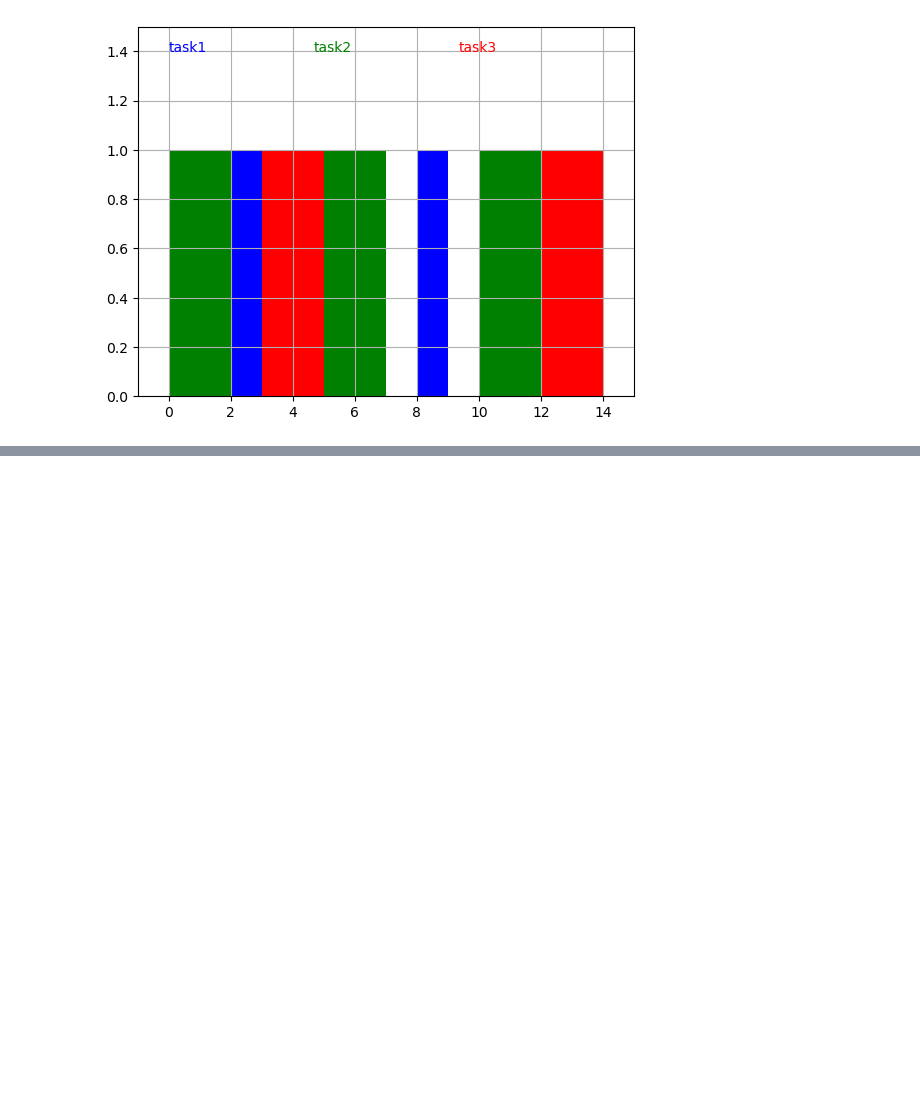
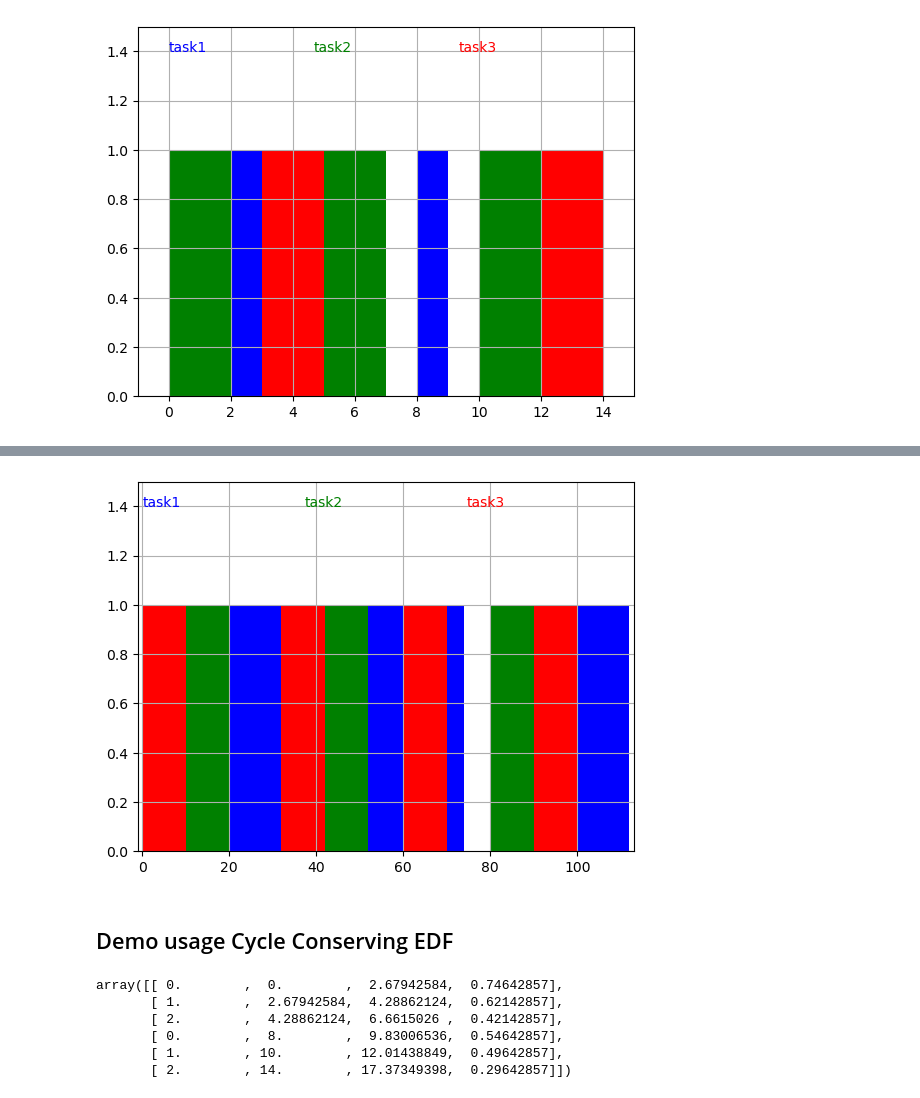
Before and after one commit to AbdulRahmanSilmy/CPUShedulingSim, a Jupyter notebook: compute_demo.ipynb, the cells around one changed output, grey strips where cells are left out. Drawn from its saved outputs; the diff is of its cells as text; code cells hidden in the pictures; blank space fills up the shorter version.

Commit message:
added demo for usage of CycleEDF

```diff
--- a/compute_demo.ipynb
+++ b/compute_demo.ipynb
@@ -78,0 +80,7 @@ plot_results(computed_results)
+# %%
+task_info={"scheduling_algo":'earliest_deadline_first',
+           "periods": np.array([50,40,30]),
+           "wc_exec_time": np.array([12,10,10]),
+           "end_time": 120}
+
+computed_results,dict_info=cpu_scheduling_compute(task_info)
@@ -78,0 +101,6 @@ plot_results(computed_results)
+# %%
+plot_results(computed_results)
+# %% [output]
+[figure, added]
+# %% [markdown]
+## Demo usage Cycle Conserving EDF
@@ -78,0 +116,9 @@ plot_results(computed_results)
+# %%
+computed_results
+# %% [output]
+array([[ 0.        ,  0.        ,  2.67942584,  0.74642857],
+       [ 1.        ,  2.67942584,  4.28862124,  0.62142857],
+       [ 2.        ,  4.28862124,  6.6615026 ,  0.42142857],
+       [ 0.        ,  8.        ,  9.83006536,  0.54642857],
+       [ 1.        , 10.        , 12.01438849,  0.49642857],
+       [ 2.        , 14.        , 17.37349398,  0.29642857]])
```
Also changed, not shown: parts of 8 cells of this notebook.
